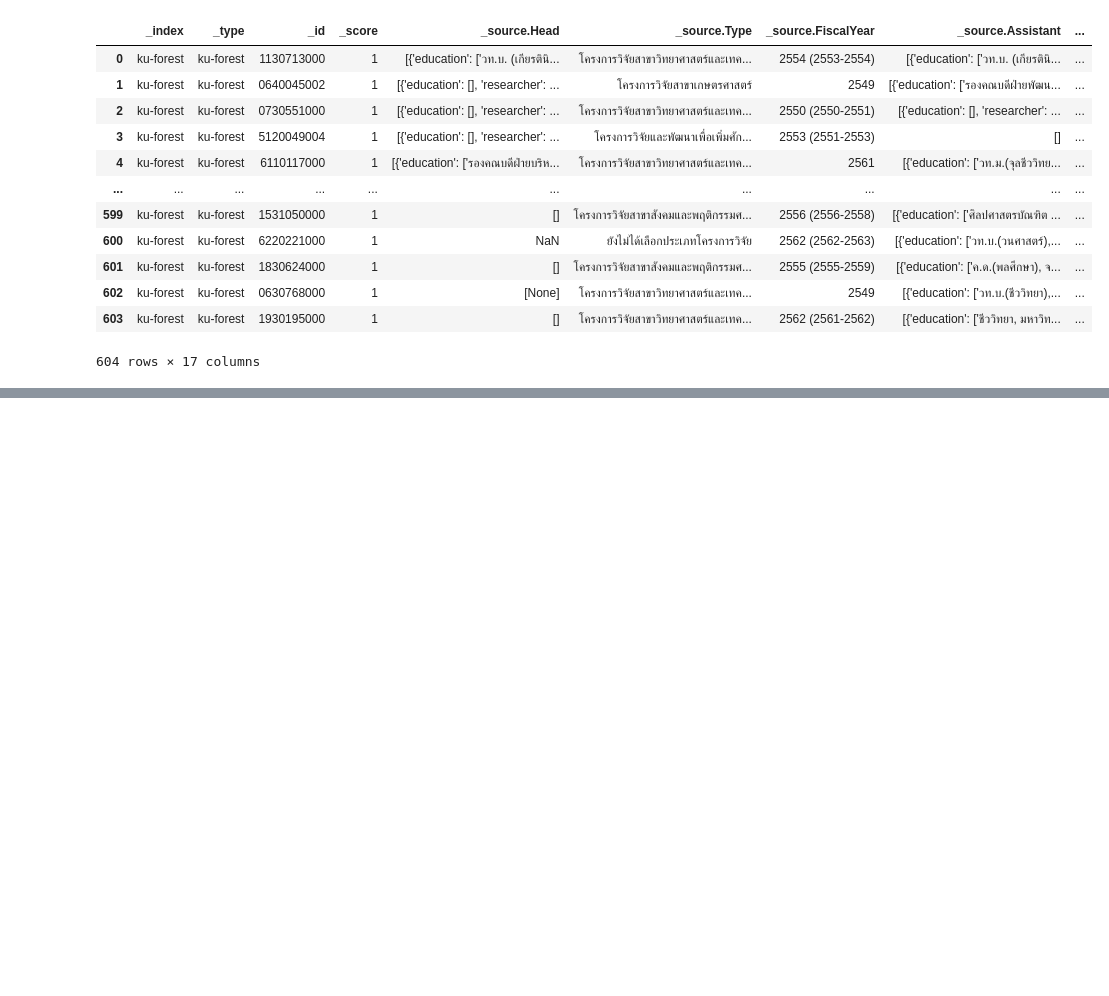
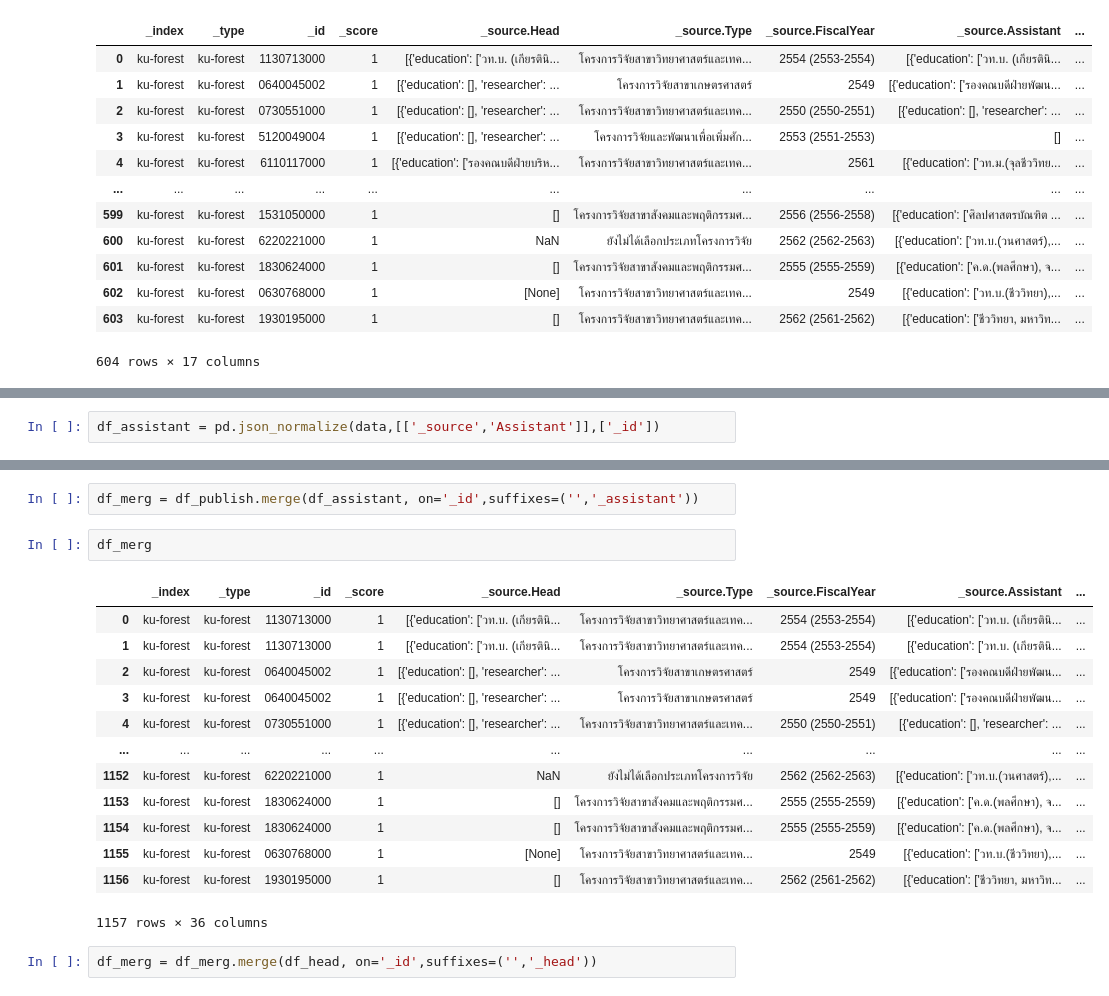
Before and after one commit to CakeNuthep/Create_Knowledge_Graph, a Jupyter notebook: ku_forest_extraction.ipynb, the cells around one changed output, grey strips where cells are left out. Drawn from its saved outputs; the diff is of its cells as text; blank space fills up the shorter version.

Commit message:
add load json

```diff
--- a/ku_forest_extraction.ipynb
+++ b/ku_forest_extraction.ipynb
@@ -84,0 +83,2 @@ df_new = pd.concat([df_publish])
+# %%
+df_assistant = pd.json_normalize(data,[['_source','Assistant']],['_id'])
@@ -84,0 +134,20 @@ df_new = pd.concat([df_publish])
+# %%
+df_merg = df_publish.merge(df_assistant, on='_id',suffixes=('','_assistant'))
+# %%
+df_merg
+# %% [output]
+|  | _index | _type | _id | _score | _source.Head | _source.Type | _source.FiscalYear | _source.Assistant | ... |
+| 0 | ku-forest | ku-forest | 1130713000 | 1 | [{'education': ['วท.บ. (เกียรตินิ... | โครงการวิจัยสาขาวิทยาศาสตร์และเทค... | 2554 (2553-2554) | [{'education': ['วท.บ. (เกียรตินิ... | ... |
+| 1 | ku-forest | ku-forest | 1130713000 | 1 | [{'education': ['วท.บ. (เกียรตินิ... | โครงการวิจัยสาขาวิทยาศาสตร์และเทค... | 2554 (2553-2554) | [{'education': ['วท.บ. (เกียรตินิ... | ... |
+| 2 | ku-forest | ku-forest | 0640045002 | 1 | [{'education': [], 'researcher': ... | โครงการวิจัยสาขาเกษตรศาสตร์ | 2549 | [{'education': ['รองคณบดีฝ่ายพัฒน... | ... |
+| 3 | ku-forest | ku-forest | 0640045002 | 1 | [{'education': [], 'researcher': ... | โครงการวิจัยสาขาเกษตรศาสตร์ | 2549 | [{'education': ['รองคณบดีฝ่ายพัฒน... | ... |
+| 4 | ku-forest | ku-forest | 0730551000 | 1 | [{'education': [], 'researcher': ... | โครงการวิจัยสาขาวิทยาศาสตร์และเทค... | 2550 (2550-2551) | [{'education': [], 'researcher': ... | ... |
+| ... | ... | ... | ... | ... | ... | ... | ... | ... | ... |
+| 1152 | ku-forest | ku-forest | 6220221000 | 1 | NaN | ยังไม่ได้เลือกประเภทโครงการวิจัย | 2562 (2562-2563) | [{'education': ['วท.บ.(วนศาสตร์),... | ... |
+| 1153 | ku-forest | ku-forest | 1830624000 | 1 | [] | โครงการวิจัยสาขาสังคมและพฤติกรรมศ... | 2555 (2555-2559) | [{'education': ['ค.ด.(พลศึกษา), จ... | ... |
+| 1154 | ku-forest | ku-forest | 1830624000 | 1 | [] | โครงการวิจัยสาขาสังคมและพฤติกรรมศ... | 2555 (2555-2559) | [{'education': ['ค.ด.(พลศึกษา), จ... | ... |
+| 1155 | ku-forest | ku-forest | 0630768000 | 1 | [None] | โครงการวิจัยสาขาวิทยาศาสตร์และเทค... | 2549 | [{'education': ['วท.บ.(ชีววิทยา),... | ... |
+| 1156 | ku-forest | ku-forest | 1930195000 | 1 | [] | โครงการวิจัยสาขาวิทยาศาสตร์และเทค... | 2562 (2561-2562) | [{'education': ['ชีววิทยา, มหาวิท... | ... |
+1157 rows × 36 columns
+# %%
+df_merg = df_merg.merge(df_head, on='_id',suffixes=('','_head'))
```
Also changed, not shown: parts of 10 cells of this notebook.
